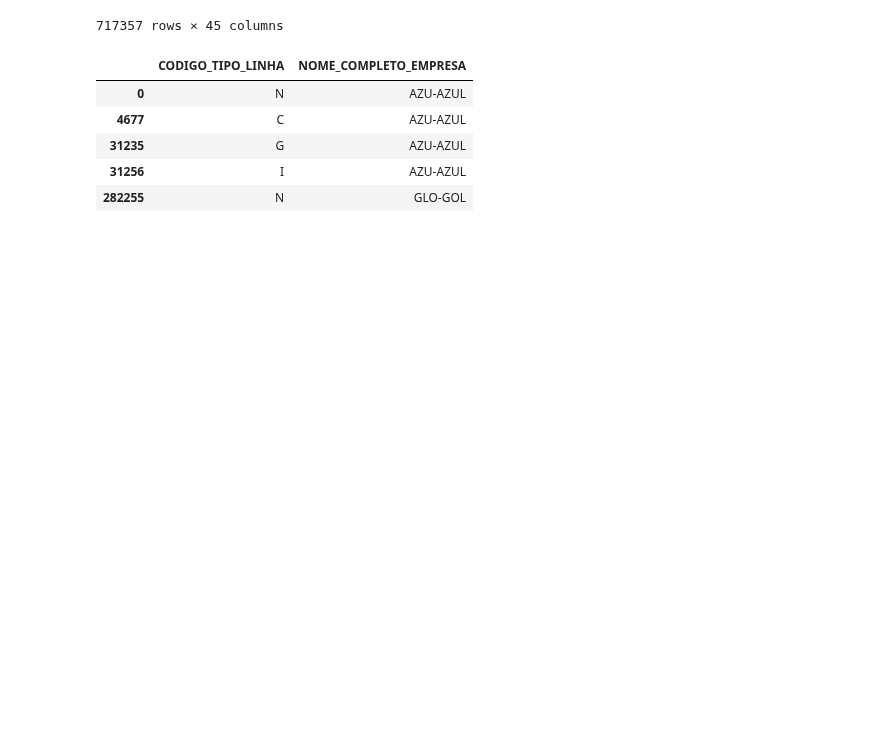
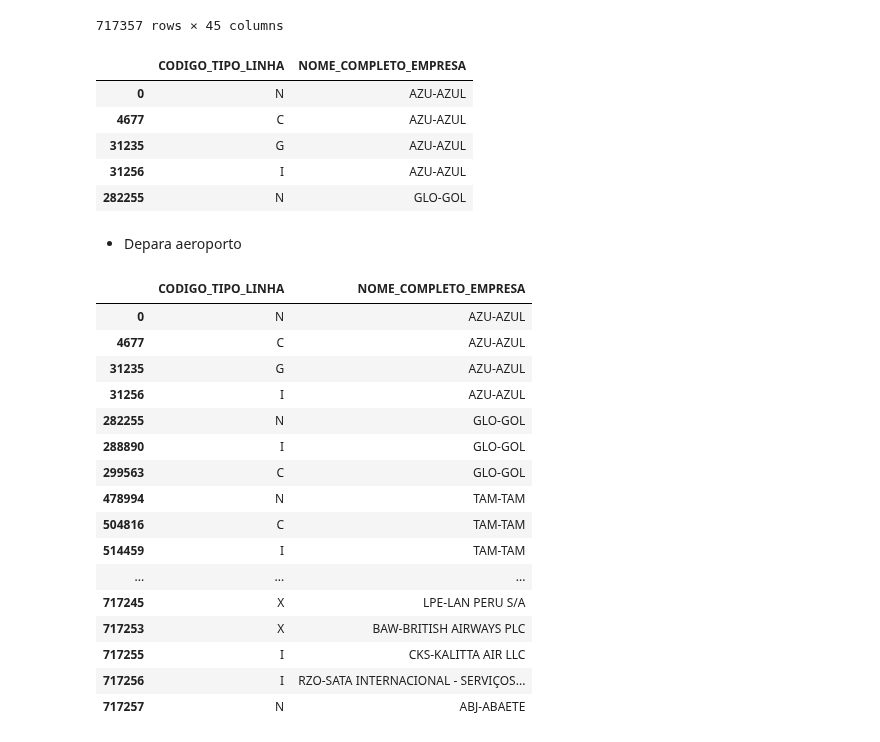
Before and after one commit to rodrigorocha1/dashboard_dados_voos_python, a Jupyter notebook: notebooks/depara.ipynb, the cells around one changed output. Cells and saved outputs as stored; diff of their text form; code cells hidden in the pictures; blank space fills up the shorter version.

Commit message:
depara aeroporo

```diff
--- a/notebooks/depara.ipynb
+++ b/notebooks/depara.ipynb
@@ -6,7 +6,7 @@ def salvar_picke(lista_arquivo, nome_pkl):
     with open(f'../src/depara/{nome_pkl}.pkl', 'wb') as arq:
         pickle.dump(lista_arquivo, arq)
 # %%
-base_depara = pd.read_parquet('../data/processed/df_processed_v2.parquet')
+base_original = pd.read_parquet('../data/processed/df_processed_v2.parquet')
 # %%
 base_depara.columns
 # %% [output]
@@ -61,0 +60,22 @@ salvar_picke(lista_arquivo=base_depara, nome_pkl='lista_companias')
+# %% [markdown]
+- Depara aeroporto
+# %%
+base_depara
+# %% [output]
+|  | CODIGO_TIPO_LINHA | NOME_COMPLETO_EMPRESA |
+| 0 | N | AZU-AZUL |
+| 4677 | C | AZU-AZUL |
+| 31235 | G | AZU-AZUL |
+| 31256 | I | AZU-AZUL |
+| 282255 | N | GLO-GOL |
+| 288890 | I | GLO-GOL |
+| 299563 | C | GLO-GOL |
+| 478994 | N | TAM-TAM |
+| 504816 | C | TAM-TAM |
+| 514459 | I | TAM-TAM |
+| ... | ... | ... |
+| 717245 | X | LPE-LAN PERU S/A |
+| 717253 | X | BAW-BRITISH AIRWAYS PLC |
+| 717255 | I | CKS-KALITTA AIR LLC |
+| 717256 | I | RZO-SATA INTERNACIONAL - SERVIÇOS... |
+| 717257 | N | ABJ-ABAETE |
```
Also changed, not shown: parts of 5 cells of this notebook, 1 other file.
